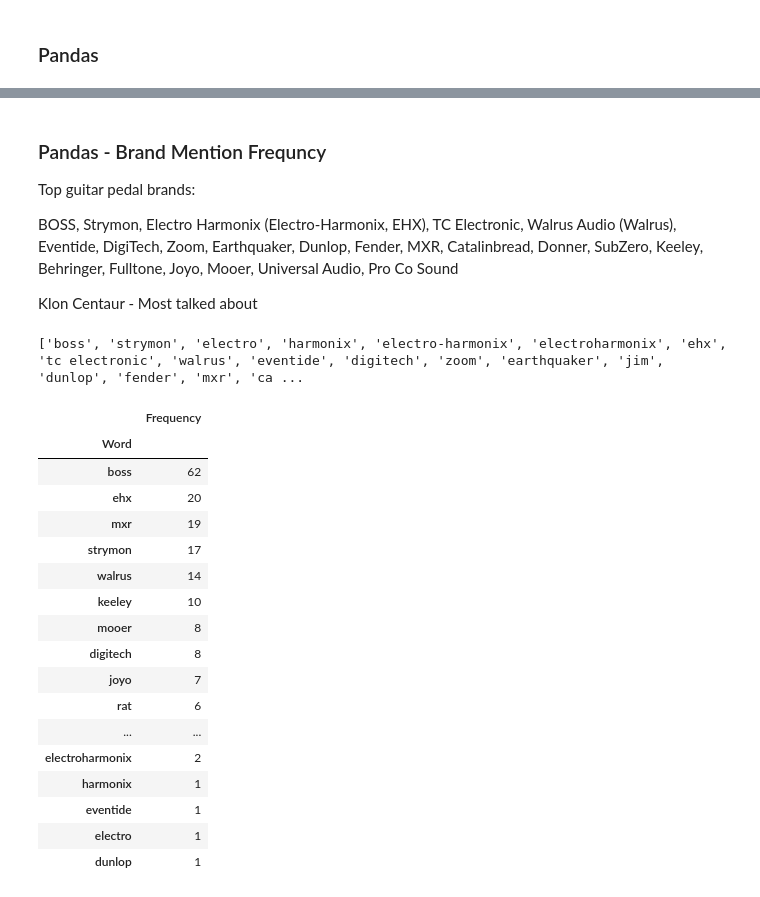
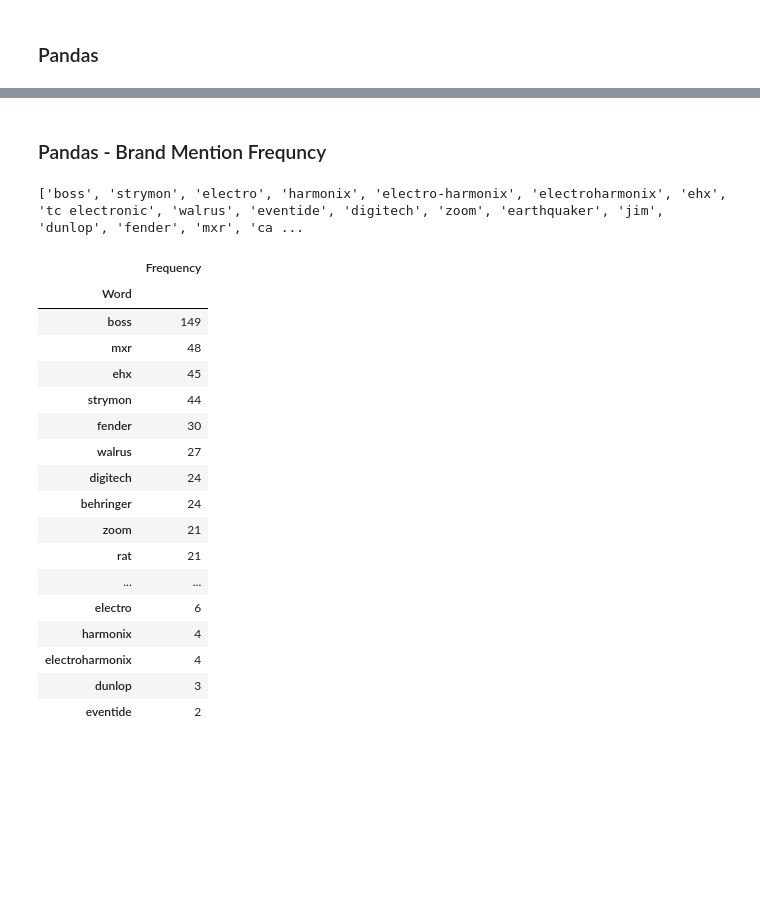
Before and after one commit to leelina024/reddit-guitarpedals, a Jupyter notebook: reddit_guitarpedals_transform.ipynb, the cells around one changed output, grey strips where cells are left out. Saved outputs shown, nothing was run; the diff lists cells and outputs as text; code cells hidden in the pictures; blank space fills up the shorter version.

```diff
--- a/reddit_guitarpedals_transform.ipynb
+++ b/reddit_guitarpedals_transform.ipynb
@@ -119,0 +161,3 @@ title_df.head()
+# %%
+merged = pd.merge(title_df, selftext_df, left_index=True, right_index=True)
+merged.info()
@@ -119,0 +174,3 @@ title_df.head()
+# %%
+merged['Frequency'] = merged['Frequency_x'] + merged['Frequency_y']
+word_freq = merged.drop(['Frequency_x', 'Frequency_y'], 1)
@@ -126,6 +194,6 @@ title_df.to_csv(r'C:\Users\roast\Desktop\gp_title_freq.csv', index=True)
 #First, title analysis. Which pedals/brands were mentioned the most?
 import matplotlib.pyplot as plt
 
-df_title = pd.DataFrame(sorted_title, columns=['Frequency', 'Word'])
-df_title.head()
+df_wordfreq = pd.DataFrame(word_freq, columns=['Frequency']).sort_values(by = 'Frequency', ascending=False)
+df_wordfreq.head()
 # %% [output]
@@ -151,27 +218,8 @@ plt.show()
-# %% [markdown]
-### Pandas - Brand Mention Frequncy
-Top guitar pedal brands:
-
-BOSS,
-Strymon,
-Electro Harmonix (Electro-Harmonix, EHX),
-TC Electronic,
-Walrus Audio (Walrus),
-Eventide,
-DigiTech,
-Zoom,
-Earthquaker,
-Dunlop,
-Fender,
-MXR, Catalinbread,
-Donner, SubZero,
-Keeley, Behringer, Fulltone, Joyo, Mooer, Universal Audio, Pro Co Sound
-
-
-Klon Centaur - Most talked about
+# %% [markdown]
+### Pandas - Brand Mention Frequncy
 # %%
-pedal_brands = ['BOSS', 'Strymon', 'Electro', 'Harmonix', 'Electro-Harmonix', 'Electroharmonix', 'EHX', 'TC Electronic',
-'Walrus','Eventide','DigiTech','Zoom','Earthquaker','Jim','Dunlop',
+pedal_brands = ['BOSS', 'Strymon', 'Electro', 'Harmonix', 'Electro-Harmonix', 'Electroharmonix', 'EHX',
+'TC Electronic', 'Walrus','Eventide','DigiTech','Zoom','Earthquaker','Jim','Dunlop',
 'Fender','MXR', 'Catalinbread','Donner', 'SubZero','Keeley', 'Behringer', 'Fulltone',
 'Joyo', 'Mooer', 'Universal', 'rat']
 
@@ -184,23 +232,24 @@ print(pedal_brands)
 ['boss', 'strymon', 'electro', 'harmonix', 'electro-harmonix', 'electroharmonix', 'ehx', 'tc electronic', 'walrus', 'eventide', 'digitech', 'zoom', 'earthquaker', 'jim', 'dunlop', 'fender', 'mxr', 'ca ...
 # %%
 #Most mentioned brands
-df_title[df_title['Word'].isin(pedal_brands)].set_index('Word')
+brand = df_wordfreq[df_wordfreq.index.isin(pedal_brands)]
+brand
 # %% [output]
 |  | Frequency |
 | Word |  |
-| boss | 62 |
-| ehx | 20 |
-| mxr | 19 |
-| strymon | 17 |
-| walrus | 14 |
-| keeley | 10 |
-| mooer | 8 |
-| digitech | 8 |
-| joyo | 7 |
-| rat | 6 |
+| boss | 149 |
+| mxr | 48 |
+| ehx | 45 |
+| strymon | 44 |
+| fender | 30 |
+| walrus | 27 |
+| digitech | 24 |
+| behringer | 24 |
+| zoom | 21 |
+| rat | 21 |
 | ... | ... |
-| electroharmonix | 2 |
-| harmonix | 1 |
-| eventide | 1 |
-| electro | 1 |
-| dunlop | 1 |
+| electro | 6 |
+| harmonix | 4 |
+| electroharmonix | 4 |
+| dunlop | 3 |
+| eventide | 2 |
```
Also changed, not shown: parts of 18 cells of this notebook.
